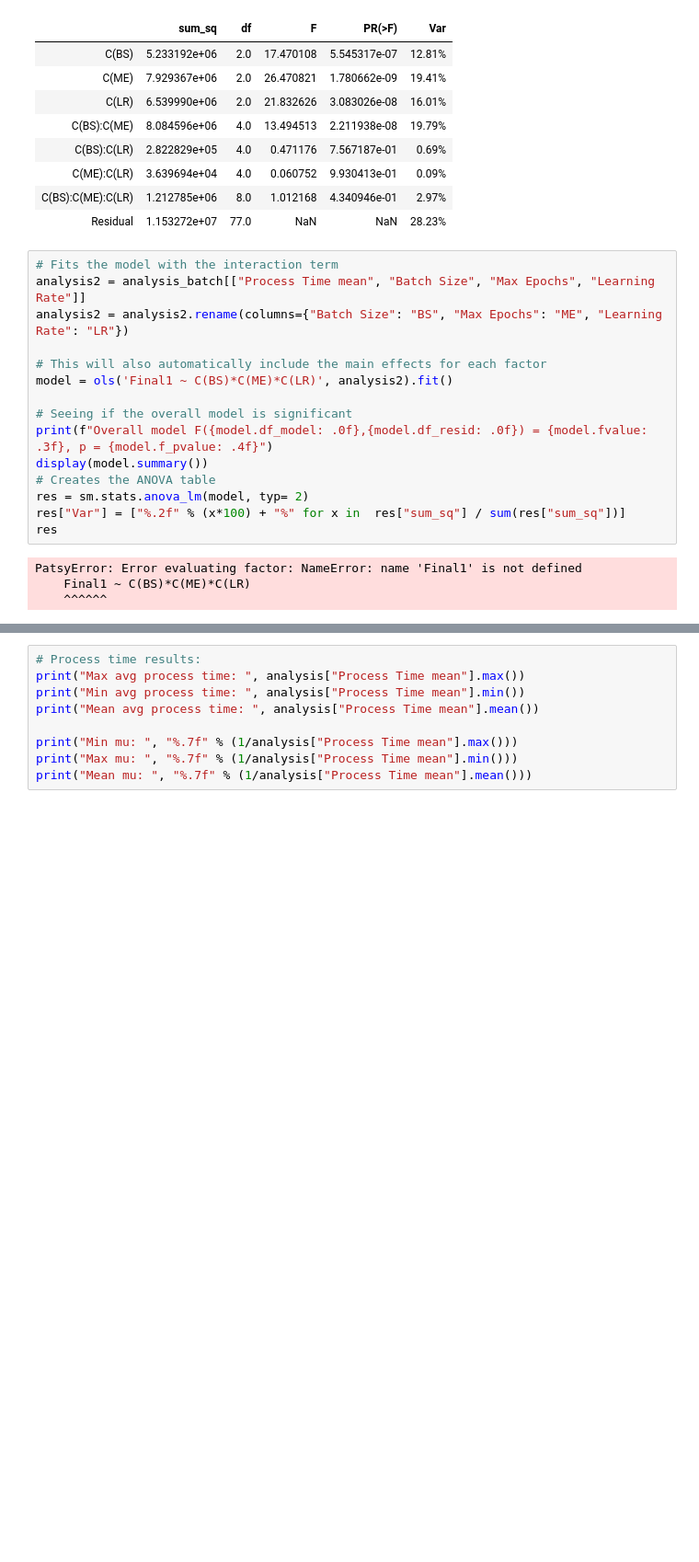
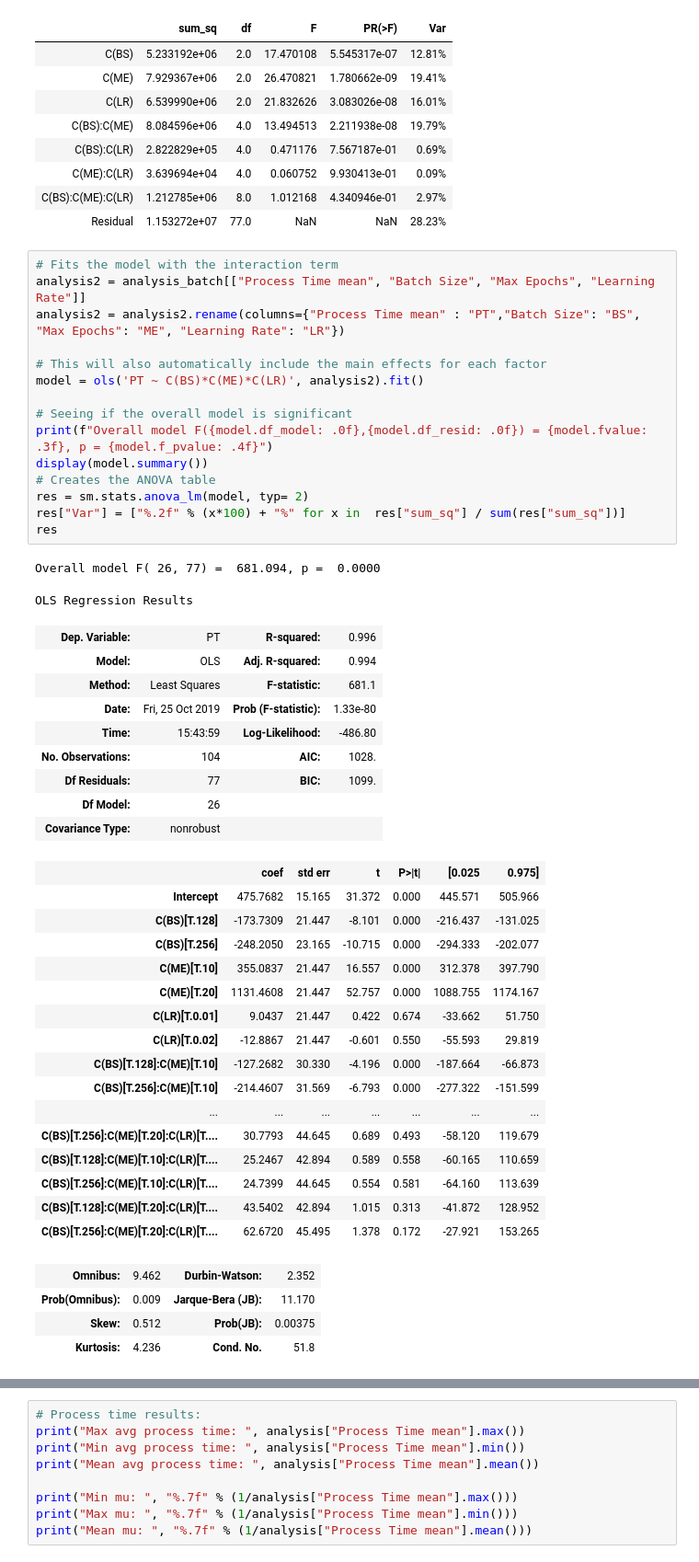
Before and after one commit to nejcmacek/CS4215-BigDL, a Jupyter notebook: analysis/Analysis.ipynb, the cells around one changed output, grey strips where cells are left out. Shown: that part at 92% size. Saved outputs shown, nothing was run; the diff lists cells and outputs as text; blank space fills up the shorter version.

```diff
--- a/analysis/Analysis.ipynb
+++ b/analysis/Analysis.ipynb
@@ -349,19 +349,47 @@ Warnings:
 # %%
 # Fits the model with the interaction term
 analysis2 = analysis_batch[["Process Time mean", "Batch Size", "Max Epochs", "Learning Rate"]]
-analysis2 = analysis2.rename(columns={"Batch Size": "BS", "Max Epochs": "ME", "Learning Rate": "LR"})
+analysis2 = analysis2.rename(columns={"Process Time mean" : "PT","Batch Size": "BS", "Max Epochs": "ME", "Learning Rate": "LR"})
 
 # This will also automatically include the main effects for each factor
-model = ols('Final1 ~ C(BS)*C(ME)*C(LR)', analysis2).fit()
+model = ols('PT ~ C(BS)*C(ME)*C(LR)', analysis2).fit()
 
 # Seeing if the overall model is significant
 print(f"Overall model F({model.df_model: .0f},{model.df_resid: .0f}) = {model.fvalue: .3f}, p = {model.f_pvalue: .4f}")
 display(model.summary())
 # Creates the ANOVA table
 res = sm.stats.anova_lm(model, typ= 2)
 res["Var"] = ["%.2f" % (x*100) + "%" for x in  res["sum_sq"] / sum(res["sum_sq"])]
 res
 # %% [output]
-PatsyError: Error evaluating factor: NameError: name 'Final1' is not defined
-    Final1 ~ C(BS)*C(ME)*C(LR)
-    ^^^^^^
+Overall model F( 26, 77) =  681.094, p =  0.0000
+OLS Regression Results
+| Dep. Variable: | PT | R-squared: | 0.996 |
+| Model: | OLS | Adj. R-squared: | 0.994 |
+| Method: | Least Squares | F-statistic: | 681.1 |
+| Date: | Fri, 25 Oct 2019 | Prob (F-statistic): | 1.33e-80 |
+| Time: | 15:43:59 | Log-Likelihood: | -486.80 |
+| No. Observations: | 104 | AIC: | 1028. |
+| Df Residuals: | 77 | BIC: | 1099. |
+| Df Model: | 26 |  |  |
+| Covariance Type: | nonrobust |  |  |
+|  | coef | std err | t | P>|t| | [0.025 | 0.975] |
+| Intercept | 475.7682 | 15.165 | 31.372 | 0.000 | 445.571 | 505.966 |
+| C(BS)[T.128] | -173.7309 | 21.447 | -8.101 | 0.000 | -216.437 | -131.025 |
+| C(BS)[T.256] | -248.2050 | 23.165 | -10.715 | 0.000 | -294.333 | -202.077 |
+| C(ME)[T.10] | 355.0837 | 21.447 | 16.557 | 0.000 | 312.378 | 397.790 |
+| C(ME)[T.20] | 1131.4608 | 21.447 | 52.757 | 0.000 | 1088.755 | 1174.167 |
+| C(LR)[T.0.01] | 9.0437 | 21.447 | 0.422 | 0.674 | -33.662 | 51.750 |
+| C(LR)[T.0.02] | -12.8867 | 21.447 | -0.601 | 0.550 | -55.593 | 29.819 |
+| C(BS)[T.128]:C(ME)[T.10] | -127.2682 | 30.330 | -4.196 | 0.000 | -187.664 | -66.873 |
+| C(BS)[T.256]:C(ME)[T.10] | -214.4607 | 31.569 | -6.793 | 0.000 | -277.322 | -151.599 |
+| ... | ... | ... | ... | ... | ... | ... |
+| C(BS)[T.256]:C(ME)[T.20]:C(LR)[T.... | 30.7793 | 44.645 | 0.689 | 0.493 | -58.120 | 119.679 |
+| C(BS)[T.128]:C(ME)[T.10]:C(LR)[T.... | 25.2467 | 42.894 | 0.589 | 0.558 | -60.165 | 110.659 |
+| C(BS)[T.256]:C(ME)[T.10]:C(LR)[T.... | 24.7399 | 44.645 | 0.554 | 0.581 | -64.160 | 113.639 |
+| C(BS)[T.128]:C(ME)[T.20]:C(LR)[T.... | 43.5402 | 42.894 | 1.015 | 0.313 | -41.872 | 128.952 |
+| C(BS)[T.256]:C(ME)[T.20]:C(LR)[T.... | 62.6720 | 45.495 | 1.378 | 0.172 | -27.921 | 153.265 |
+| Omnibus: | 9.462 | Durbin-Watson: | 2.352 |
+| Prob(Omnibus): | 0.009 | Jarque-Bera (JB): | 11.170 |
+| Skew: | 0.512 | Prob(JB): | 0.00375 |
+| Kurtosis: | 4.236 | Cond. No. | 51.8 |
```
Also changed, not shown: parts of 4 cells of this notebook.
